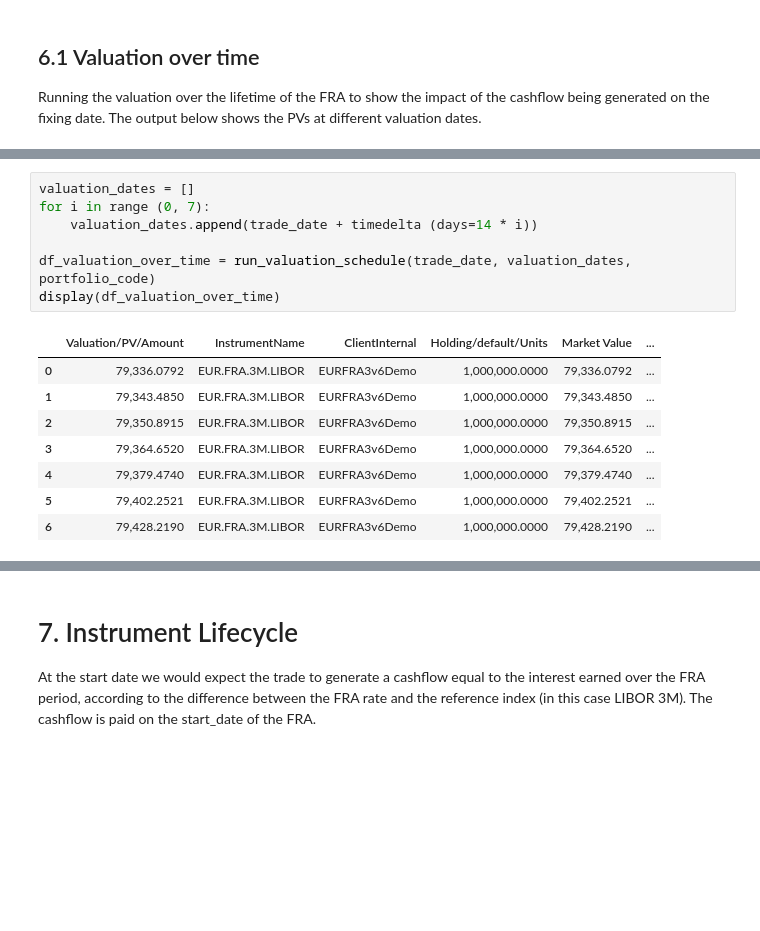
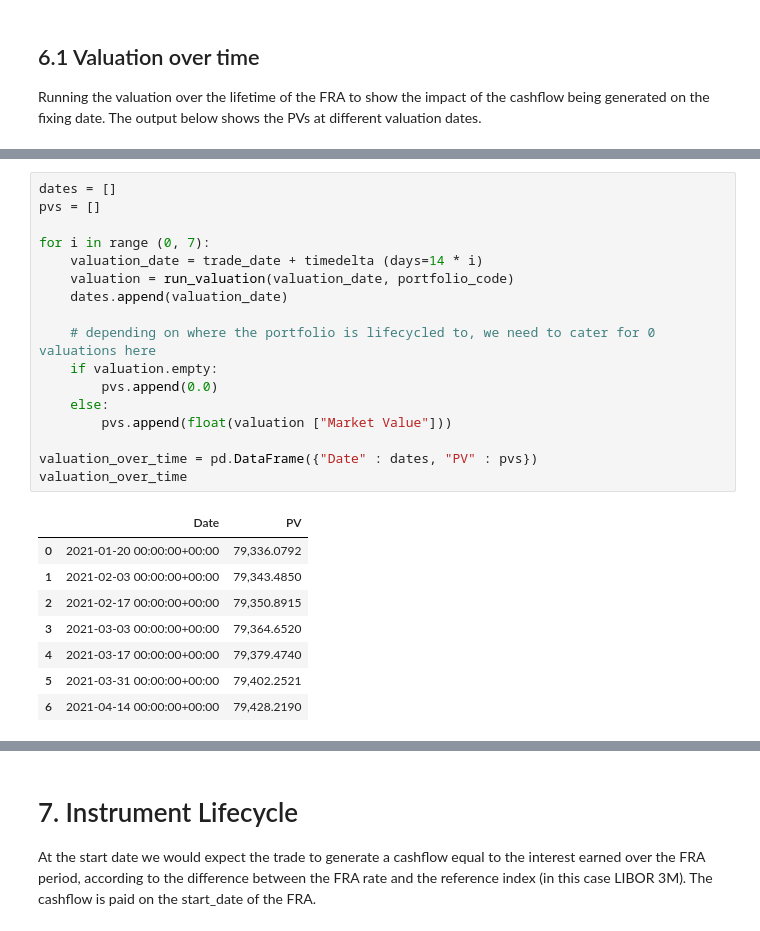
Before and after one commit to finbourne/sample-notebooks, a Jupyter notebook: examples/use-cases/instruments/Forward Rate Agreement.ipynb, the cells around one changed output, grey strips where cells are left out. Drawn from its saved outputs; the diff is of its cells as text; blank space fills up the shorter version.

```diff
--- a/examples/use-cases/instruments/Forward Rate Agreement.ipynb
+++ b/examples/use-cases/instruments/Forward Rate Agreement.ipynb
@@ -544,18 +502,28 @@ def run_valuation_schedule(date, valuation_dates, portfolio_code):
-# %%
-valuation_dates = []
-for i in range (0, 7):
-    valuation_dates.append(trade_date + timedelta (days=14 * i))
-
-df_valuation_over_time = run_valuation_schedule(trade_date, valuation_dates, portfolio_code)
-display(df_valuation_over_time)
-# %% [output]
-|  | Valuation/PV/Amount | InstrumentName | ClientInternal | Holding/default/Units | Market Value | ... |
-| 0 | 79,336.0792 | EUR.FRA.3M.LIBOR | EURFRA3v6Demo | 1,000,000.0000 | 79,336.0792 | ... |
-| 1 | 79,343.4850 | EUR.FRA.3M.LIBOR | EURFRA3v6Demo | 1,000,000.0000 | 79,343.4850 | ... |
-| 2 | 79,350.8915 | EUR.FRA.3M.LIBOR | EURFRA3v6Demo | 1,000,000.0000 | 79,350.8915 | ... |
-| 3 | 79,364.6520 | EUR.FRA.3M.LIBOR | EURFRA3v6Demo | 1,000,000.0000 | 79,364.6520 | ... |
-| 4 | 79,379.4740 | EUR.FRA.3M.LIBOR | EURFRA3v6Demo | 1,000,000.0000 | 79,379.4740 | ... |
-| 5 | 79,402.2521 | EUR.FRA.3M.LIBOR | EURFRA3v6Demo | 1,000,000.0000 | 79,402.2521 | ... |
-| 6 | 79,428.2190 | EUR.FRA.3M.LIBOR | EURFRA3v6Demo | 1,000,000.0000 | 79,428.2190 | ... |
+# %%
+dates = []
+pvs = []
+
+for i in range (0, 7):
+    valuation_date = trade_date + timedelta (days=14 * i)
+    valuation = run_valuation(valuation_date, portfolio_code)
+    dates.append(valuation_date)
+
+    # depending on where the portfolio is lifecycled to, we need to cater for 0 valuations here
+    if valuation.empty:
+        pvs.append(0.0)
+    else:
+        pvs.append(float(valuation ["Market Value"]))
+
+valuation_over_time = pd.DataFrame({"Date" : dates, "PV" : pvs})
+valuation_over_time
+# %% [output]
+|  | Date | PV |
+| 0 | 2021-01-20 00:00:00+00:00 | 79,336.0792 |
+| 1 | 2021-02-03 00:00:00+00:00 | 79,343.4850 |
+| 2 | 2021-02-17 00:00:00+00:00 | 79,350.8915 |
+| 3 | 2021-03-03 00:00:00+00:00 | 79,364.6520 |
+| 4 | 2021-03-17 00:00:00+00:00 | 79,379.4740 |
+| 5 | 2021-03-31 00:00:00+00:00 | 79,402.2521 |
+| 6 | 2021-04-14 00:00:00+00:00 | 79,428.2190 |
 # %%
 # Get axis data and create plot
```
Also changed, not shown: parts of 9 cells of this notebook.
